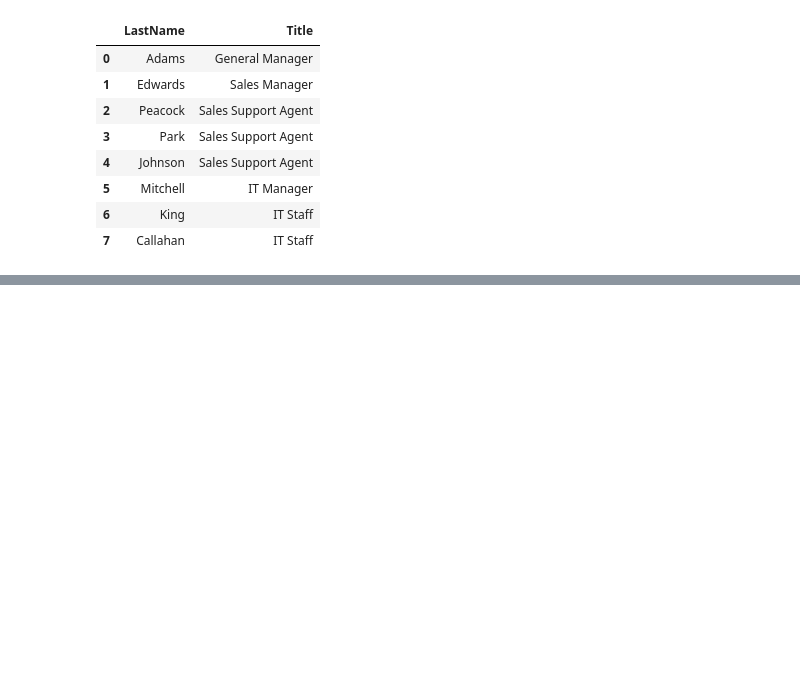
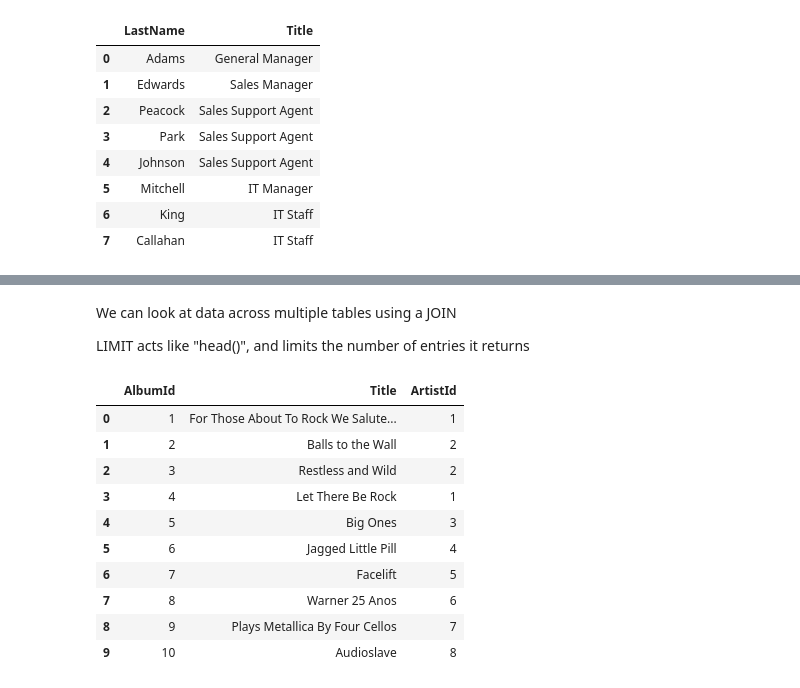
Before and after one commit to smileschen/2018-fa-stats131, a Jupyter notebook: 10-01.ipynb, the cells around one changed output, grey strips where cells are left out. Cells and saved outputs as stored; diff of their text form; code cells hidden in the pictures; blank space fills up the shorter version.

```diff
--- a/10-01.ipynb
+++ b/10-01.ipynb
@@ -126,0 +145,23 @@ pd.read_sql_query(command, engine)
+# %% [markdown]
+We can look at data across multiple tables using a JOIN
+
+LIMIT acts like "head()", and limits the number of entries it returns
+# %%
+command = '''
+SELECT *
+FROM Album
+LIMIT 10
+'''
+pd.read_sql_query(command, engine)
+# %% [output]
+|  | AlbumId | Title | ArtistId |
+| 0 | 1 | For Those About To Rock We Salute... | 1 |
+| 1 | 2 | Balls to the Wall | 2 |
+| 2 | 3 | Restless and Wild | 2 |
+| 3 | 4 | Let There Be Rock | 1 |
+| 4 | 5 | Big Ones | 3 |
+| 5 | 6 | Jagged Little Pill | 4 |
+| 6 | 7 | Facelift | 5 |
+| 7 | 8 | Warner 25 Anos | 6 |
+| 8 | 9 | Plays Metallica By Four Cellos | 7 |
+| 9 | 10 | Audioslave | 8 |
```
Also changed, not shown: parts of 13 cells of this notebook.
